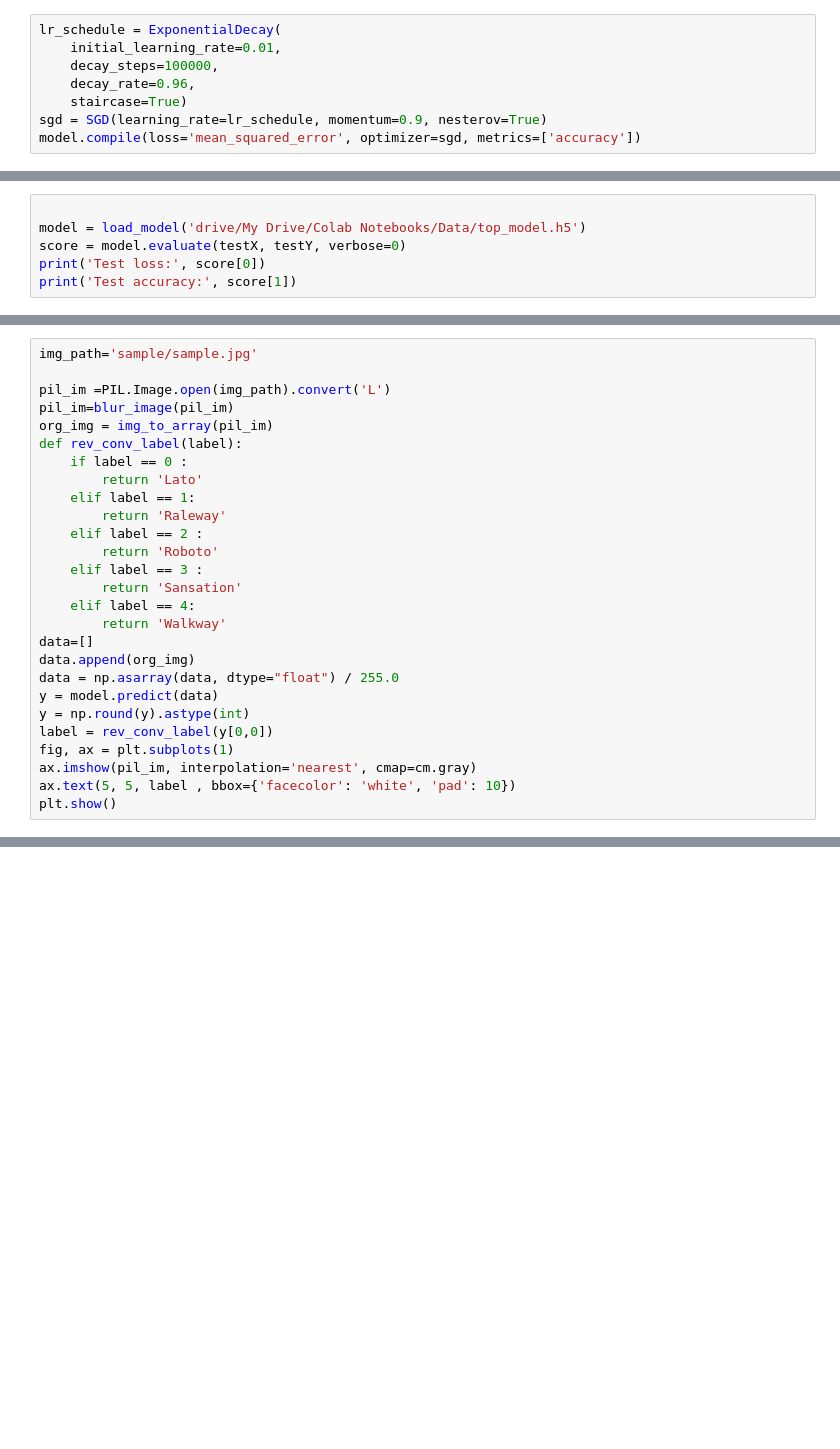
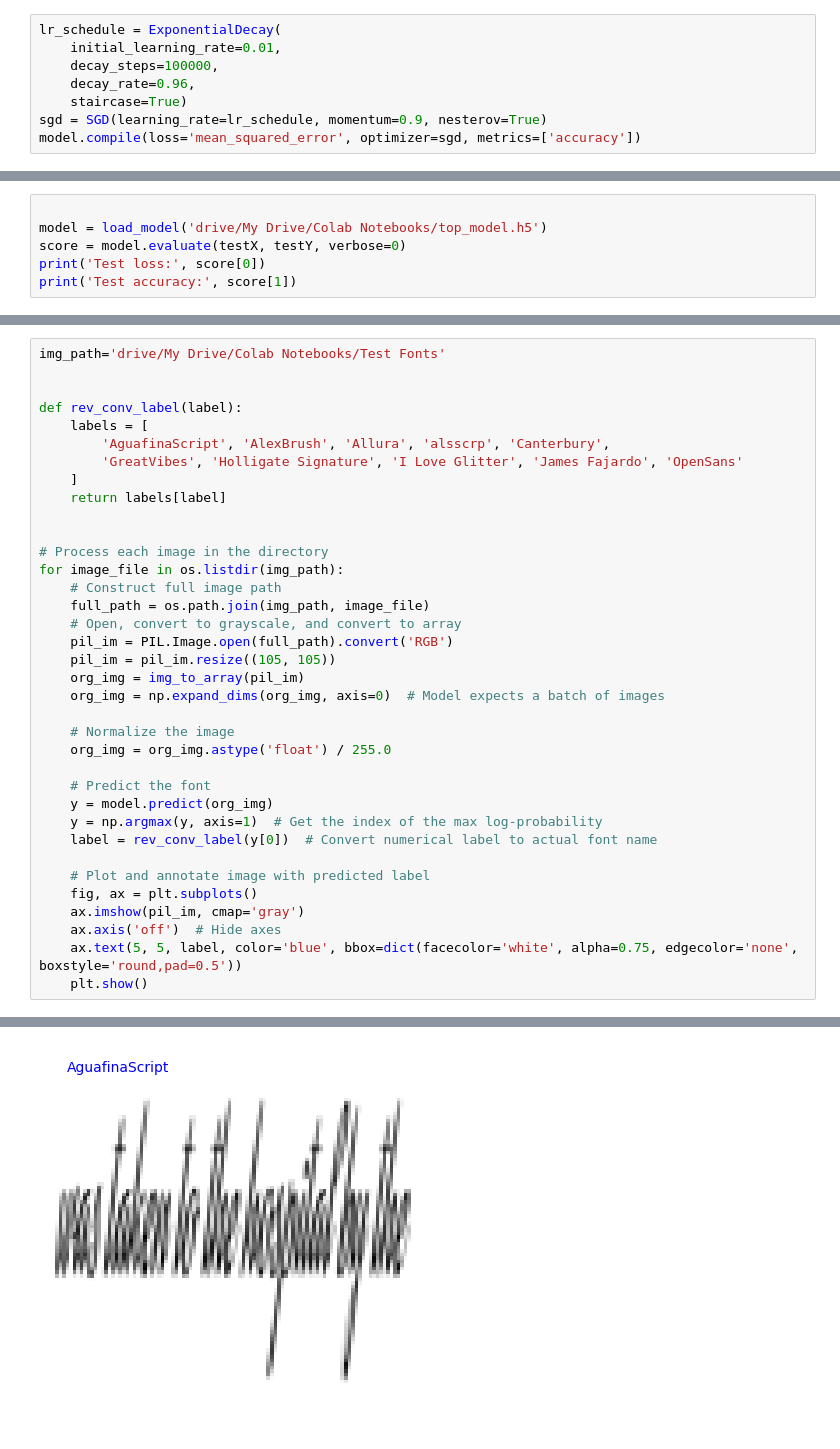
Before and after one commit to Noopur665/AYR_Take_Home, a Jupyter notebook: Font Classifier.ipynb, the cells around one changed output, grey strips where cells are left out. Cells and saved outputs as stored; diff of their text form; blank space fills up the shorter version.

Commit message:
Updating the working model

```diff
--- a/Font Classifier.ipynb
+++ b/Font Classifier.ipynb
@@ -253,6 +260,6 @@ Test accuracy: 0.7373737096786499
 # %%
 
-model = load_model('drive/My Drive/Colab Notebooks/Data/top_model.h5')
+model = load_model('drive/My Drive/Colab Notebooks/top_model.h5')
 score = model.evaluate(testX, testY, verbose=0)
 print('Test loss:', score[0])
 print('Test accuracy:', score[1])
@@ -261,28 +269,37 @@ OSError: No file or directory found at top_model.h5
 # %%
-img_path='sample/sample.jpg'
+img_path='drive/My Drive/Colab Notebooks/Test Fonts'
 
-pil_im =PIL.Image.open(img_path).convert('L')
-pil_im=blur_image(pil_im)
-org_img = img_to_array(pil_im)
+
 def rev_conv_label(label):
-    if label == 0 :
-        return 'Lato'
-    elif label == 1:
-        return 'Raleway'
-    elif label == 2 :
-        return 'Roboto'
-    elif label == 3 :
-        return 'Sansation'
-    elif label == 4:
-        return 'Walkway'
-data=[]
-data.append(org_img)
-data = np.asarray(data, dtype="float") / 255.0
-y = model.predict(data)
-y = np.round(y).astype(int)
-label = rev_conv_label(y[0,0])
-fig, ax = plt.subplots(1)
-ax.imshow(pil_im, interpolation='nearest', cmap=cm.gray)
-ax.text(5, 5, label , bbox={'facecolor': 'white', 'pad': 10})
-plt.show()
+    labels = [
+        'AguafinaScript', 'AlexBrush', 'Allura', 'alsscrp', 'Canterbury',
+        'GreatVibes', 'Holligate Signature', 'I Love Glitter', 'James Fajardo', 'OpenSans'
+    ]
+    return labels[label]
+
+
+# Process each image in the directory
+for image_file in os.listdir(img_path):
+    # Construct full image path
+    full_path = os.path.join(img_path, image_file)
+    # Open, convert to grayscale, and convert to array
+    pil_im = PIL.Image.open(full_path).convert('RGB')
+    pil_im = pil_im.resize((105, 105))
+    org_img = img_to_array(pil_im)
+    org_img = np.expand_dims(org_img, axis=0)  # Model expects a batch of images
+
+    # Normalize the image
+    org_img = org_img.astype('float') / 255.0
+
+    # Predict the font
+    y = model.predict(org_img)
+    y = np.argmax(y, axis=1)  # Get the index of the max log-probability
+    label = rev_conv_label(y[0])  # Convert numerical label to actual font name
+
+    # Plot and annotate image with predicted label
+    fig, ax = plt.subplots()
+    ax.imshow(pil_im, cmap='gray')
+    ax.axis('off')  # Hide axes
+    ax.text(5, 5, label, color='blue', bbox=dict(facecolor='white', alpha=0.75, edgecolor='none', boxstyle='round,pad=0.5'))
+    plt.show()
 # %% [output]
@@ -289,0 +307 @@ plt.show()
+[figure, added]
```
Also changed, not shown: parts of 8 cells of this notebook, 23 other files.
